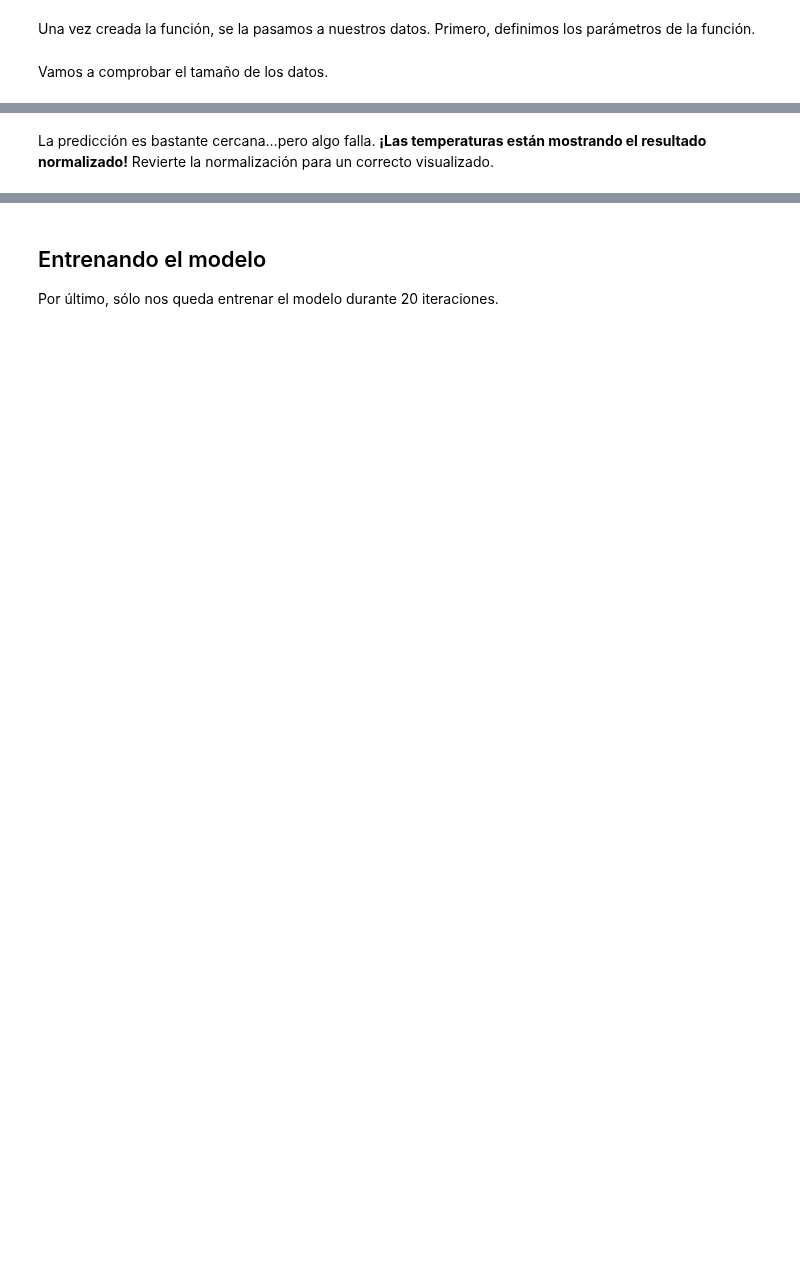
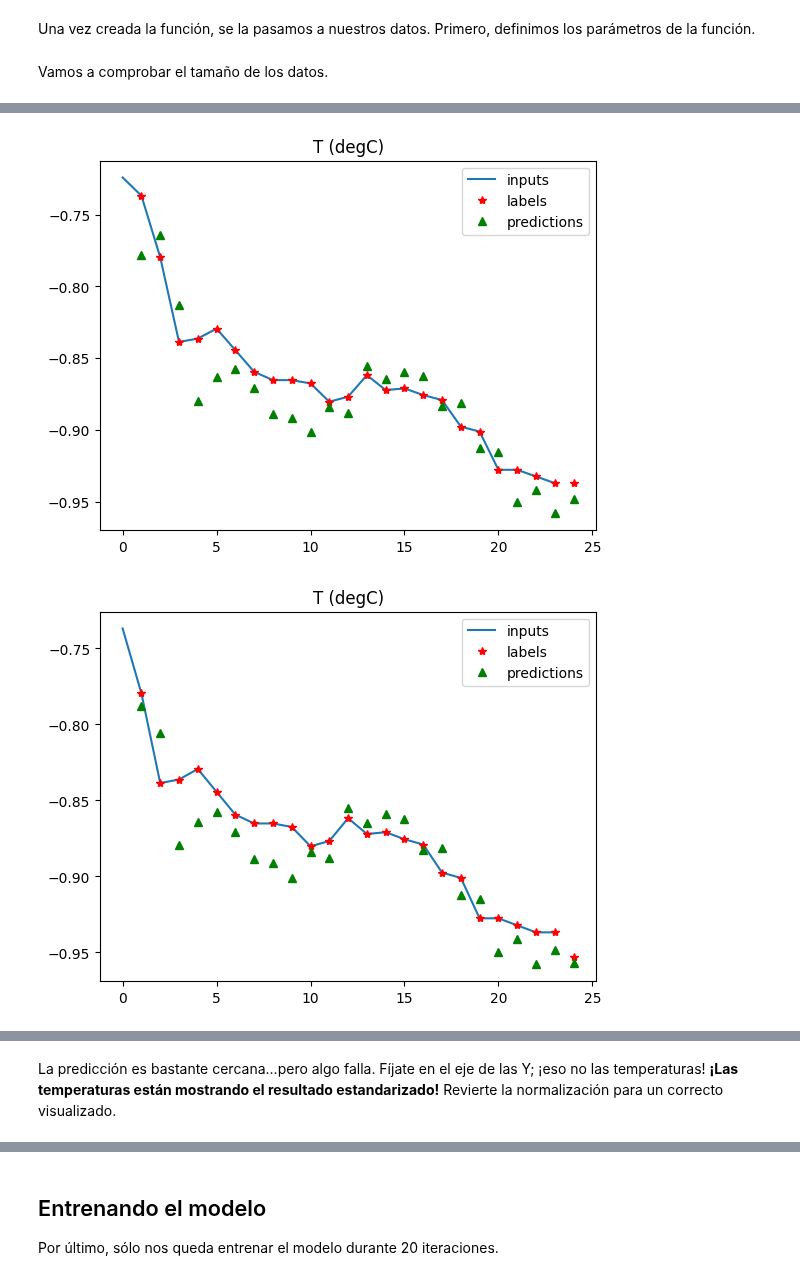
Before and after one commit to eirasf/GCED-AA2, a Jupyter notebook: lab9/lab9.ipynb, the cells around one changed output, grey strips where cells are left out. Drawn from its saved outputs; the diff is of its cells as text; code cells hidden in the pictures; blank space fills up the shorter version.

```diff
--- a/lab9/lab9.ipynb
+++ b/lab9/lab9.ipynb
@@ -308,19 +317,32 @@ history = entrenar_modelo(lstm_model, x_train, y_train, x_val, y_val, MAX_EPOCHS
 Una vez entrenado el modelo, vamos a ver cómo hace la predicción en test, con respecto al resultado esperado.
 # %%
 def plot_prediction(feed_data, expected_result, model_result, target_label, offset=1, index=0):
-
     f_data_x = np.arange(feed_data.shape[1])
     e_data_x = np.arange(expected_result.shape[1]) + offset
     plt.plot(f_data_x, feed_data[index])
     plt.plot(e_data_x, expected_result[index], '*r')
     plt.plot(e_data_x, model_result[index], '^g')
     plt.legend(['inputs', 'labels', 'predictions'])
     plt.title(target_label)
+    plt.show()
 
-# TODO: predecimos el resultado del test con el modelo
-model_result = None
+# TODO: Coge un lote de test y haz la predicción con el modelo
+test_batch = ...
+x_test_b, y_test_b = test_batch
+x_test_b = x_test_b.to(device)
+y_test_b = y_test_b.to(device)
+model_result = ...
 
 target_index = test_df.columns.get_loc(target_labels)
 
-# TODO: llama a la función plot_prediction con los parámetros correctos
-plot_prediction(x_test[:, :, target_index], None, None, target_labels, label_width + offset, index=0)
+for i in range(5):
+  # TODO: llama a la función plot_prediction con los parámetros correctos (reemplaza los None)
+  plot_prediction(x_test_b[:, :, target_index].detach().cpu(),
+                  None,
+                  None,
+                  target_labels,
+                  label_width + offset,
+                  index=i)
+# %% [output]
+[figure, added]
+[figure, added]
@@ -327,3 +352,3 @@ plot_prediction(x_test[:, :, target_index], None, None, target_labels, label_wid
 # %% [markdown]
-La predicción es bastante cercana...pero algo falla. **¡Las temperaturas están mostrando el resultado normalizado!** Revierte la normalización para un correcto visualizado.
+La predicción es bastante cercana...pero algo falla. Fíjate en el eje de las Y; ¡eso no las temperaturas! **¡Las temperaturas están mostrando el resultado estandarizado!** Revierte la normalización para un correcto visualizado.
 # %%
```
Also changed, not shown: parts of 36 cells of this notebook.
